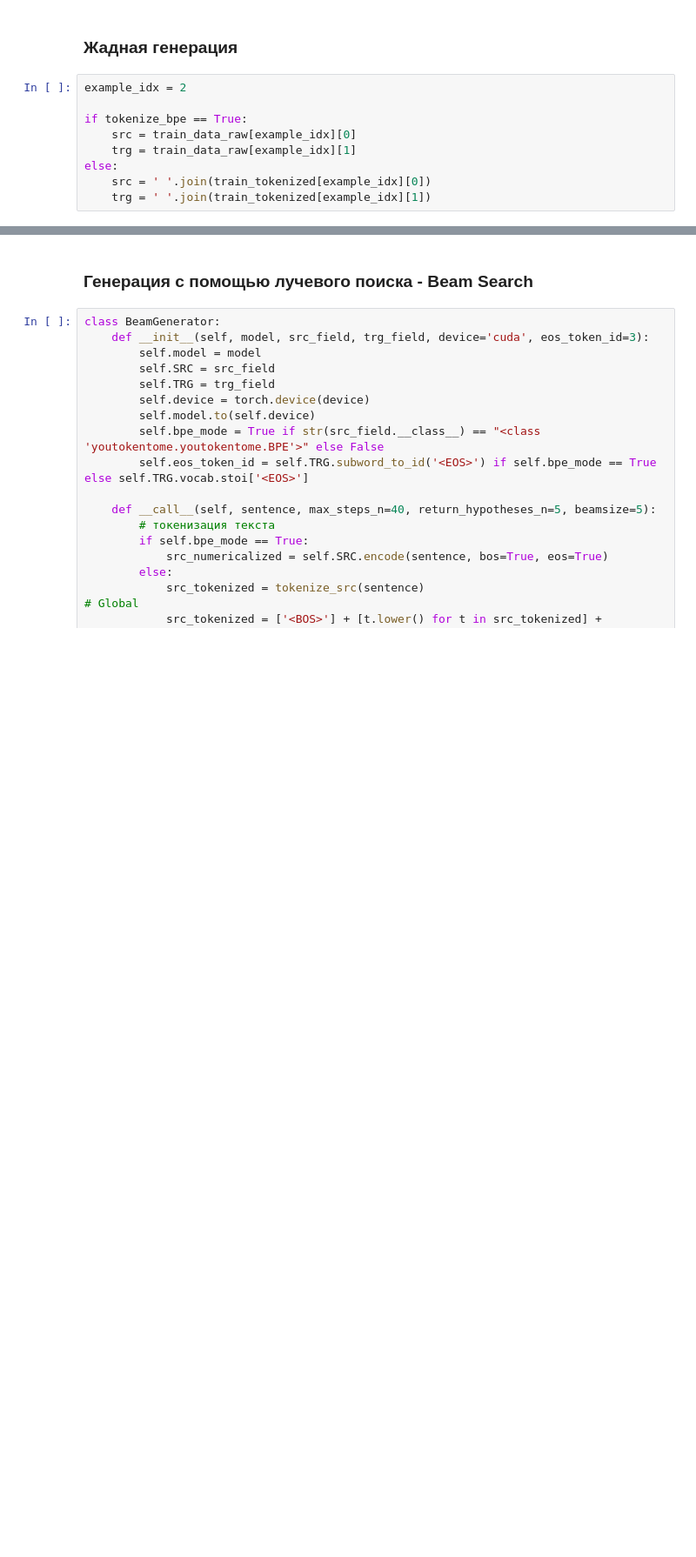
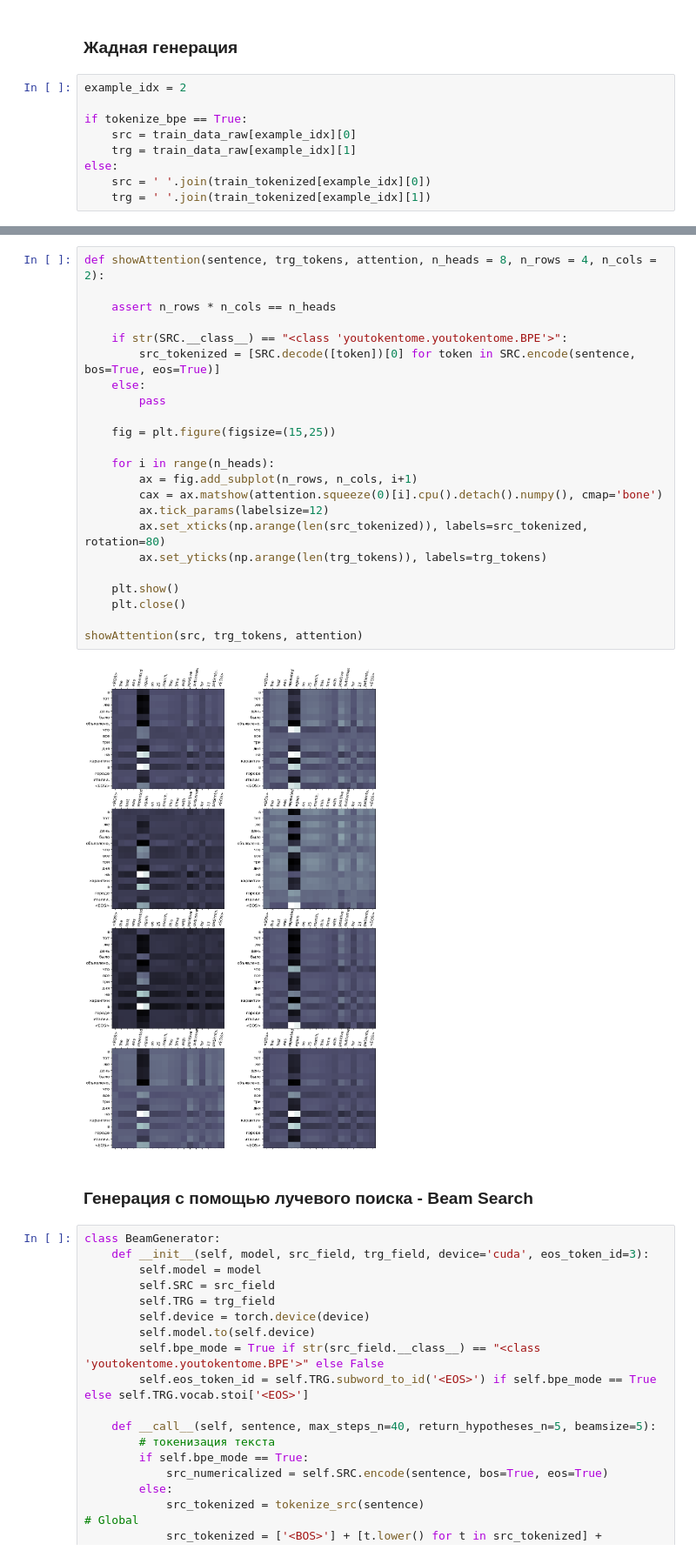
Before and after one commit to Denis-R-V/Translator, a Jupyter notebook: translator.ipynb, the cells around one changed output, grey strips where cells are left out. Shown at 87% size. Drawn from its saved outputs; the diff is of its cells as text; blank space fills up the shorter version.

```diff
--- a/translator.ipynb
+++ b/translator.ipynb
@@ -1208,3 +1328,28 @@ def translate_sentence(sentence, src_field, trg_field, model, device, max_len =
+# %%
+def showAttention(sentence, trg_tokens, attention, n_heads = 8, n_rows = 4, n_cols = 2):
+
+    assert n_rows * n_cols == n_heads
+
+    if str(SRC.__class__) == "<class 'youtokentome.youtokentome.BPE'>":
+        src_tokenized = [SRC.decode([token])[0] for token in SRC.encode(sentence, bos=True, eos=True)]
+    else:
+        pass
+
+    fig = plt.figure(figsize=(15,25))
+
+    for i in range(n_heads):
+        ax = fig.add_subplot(n_rows, n_cols, i+1)
+        cax = ax.matshow(attention.squeeze(0)[i].cpu().detach().numpy(), cmap='bone')
+        ax.tick_params(labelsize=12)
+        ax.set_xticks(np.arange(len(src_tokenized)), labels=src_tokenized, rotation=80)
+        ax.set_yticks(np.arange(len(trg_tokens)), labels=trg_tokens)
+
+    plt.show()
+    plt.close()
+
+showAttention(src, trg_tokens, attention)
+# %% [output]
+[figure, added]
 # %% [markdown]
 ### Генерация с помощью лучевого поиска - Beam Search
 # %%
```
Also changed, not shown: parts of 15 cells of this notebook.
